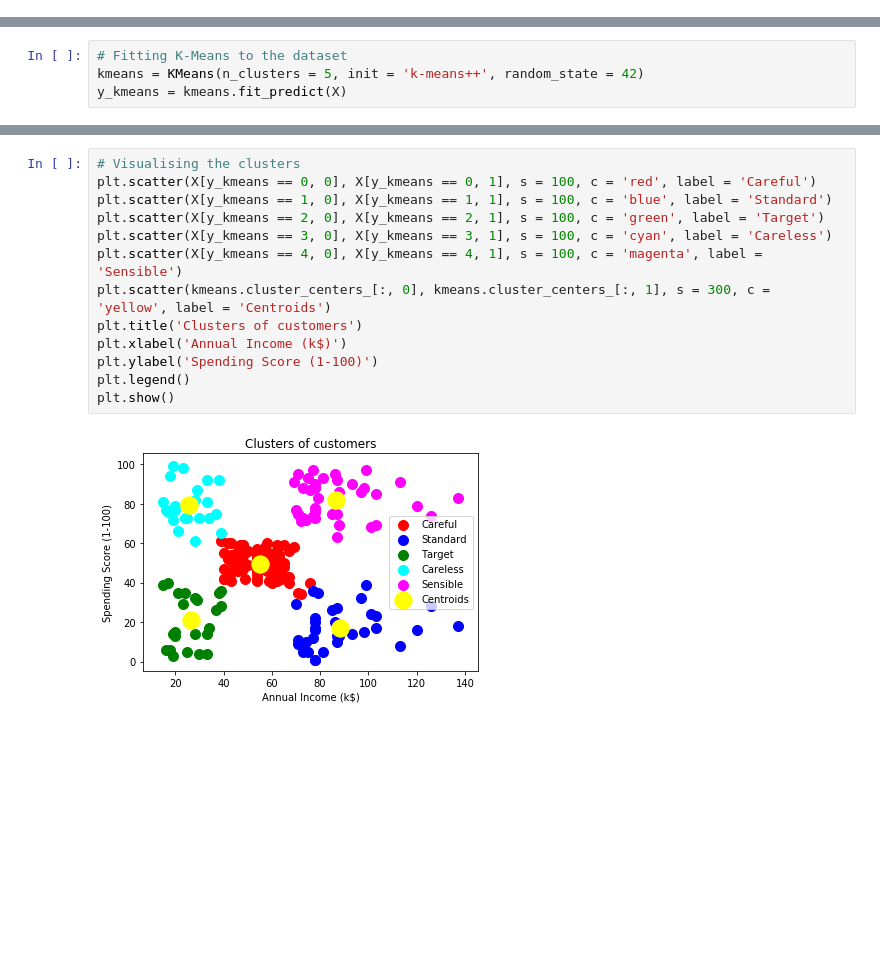
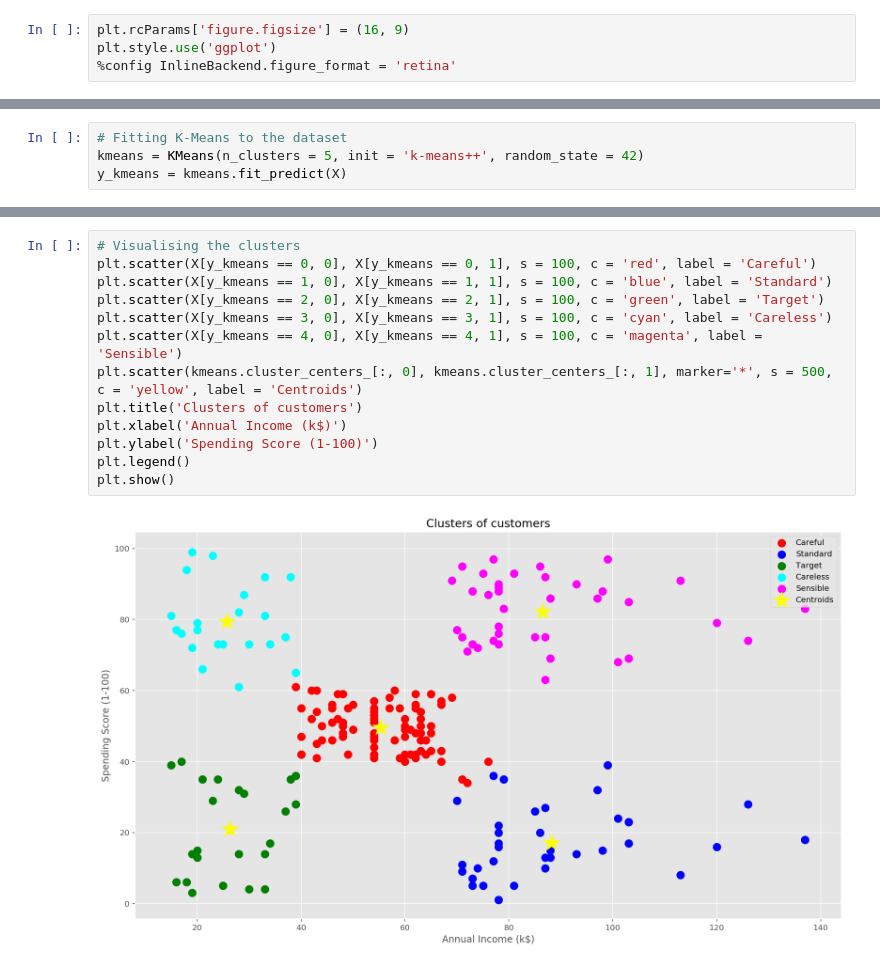
Before and after one commit to mohan-mj/K-Means-Clustering, a Jupyter notebook: K Means Clustering.ipynb, the cells around one changed output, grey strips where cells are left out. Drawn from its saved outputs; the diff is of its cells as text; blank space fills up the shorter version.

```diff
--- a/K Means Clustering.ipynb
+++ b/K Means Clustering.ipynb
@@ -3,6 +5,10 @@
 import numpy as np
 import matplotlib.pyplot as plt
 import pandas as pd
+# %%
+plt.rcParams['figure.figsize'] = (16, 9)
+plt.style.use('ggplot')
+%config InlineBackend.figure_format = 'retina'
 # %%
 # Importing the dataset
 dataset = pd.read_csv('Mall_Customers.csv')
@@ -66,15 +72,15 @@ plt.show()
 # %%
 # Visualising the clusters
 plt.scatter(X[y_kmeans == 0, 0], X[y_kmeans == 0, 1], s = 100, c = 'red', label = 'Careful')
 plt.scatter(X[y_kmeans == 1, 0], X[y_kmeans == 1, 1], s = 100, c = 'blue', label = 'Standard')
 plt.scatter(X[y_kmeans == 2, 0], X[y_kmeans == 2, 1], s = 100, c = 'green', label = 'Target')
 plt.scatter(X[y_kmeans == 3, 0], X[y_kmeans == 3, 1], s = 100, c = 'cyan', label = 'Careless')
 plt.scatter(X[y_kmeans == 4, 0], X[y_kmeans == 4, 1], s = 100, c = 'magenta', label = 'Sensible')
-plt.scatter(kmeans.cluster_centers_[:, 0], kmeans.cluster_centers_[:, 1], s = 300, c = 'yellow', label = 'Centroids')
+plt.scatter(kmeans.cluster_centers_[:, 0], kmeans.cluster_centers_[:, 1], marker='*', s = 500, c = 'yellow', label = 'Centroids')
 plt.title('Clusters of customers')
 plt.xlabel('Annual Income (k$)')
 plt.ylabel('Spending Score (1-100)')
 plt.legend()
 plt.show()
 # %% [output]
-[figure, old version]
+[figure, new version]
```
Also changed, not shown: parts of 3 cells of this notebook.
